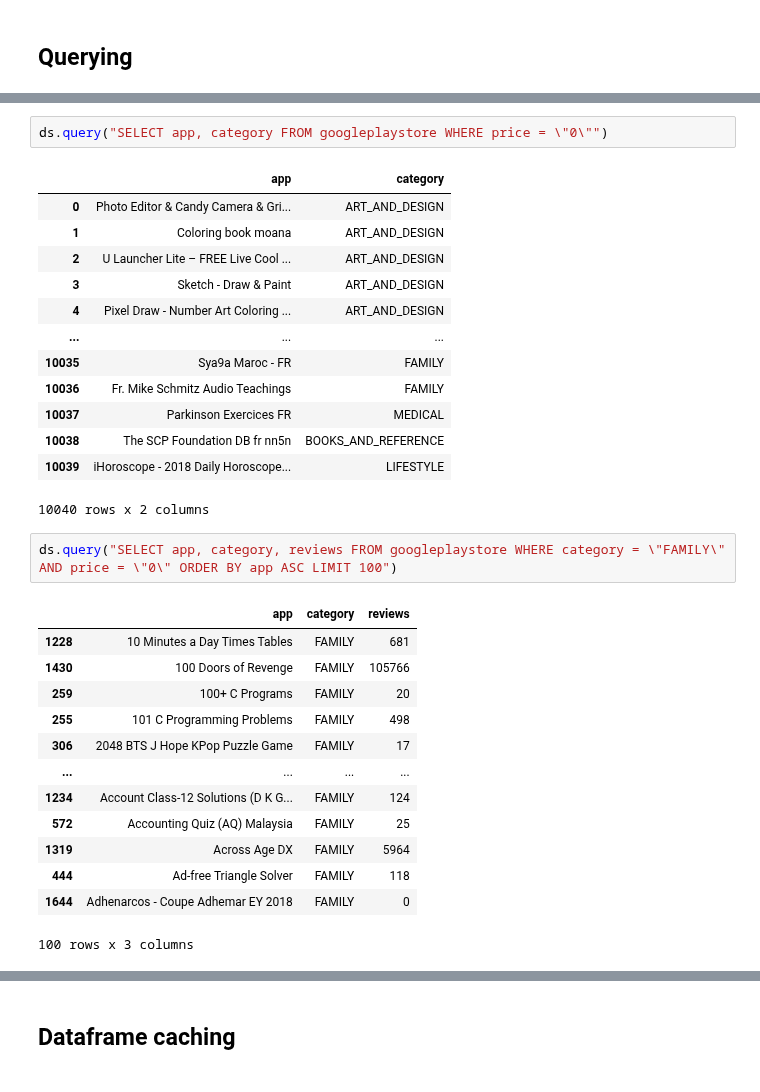
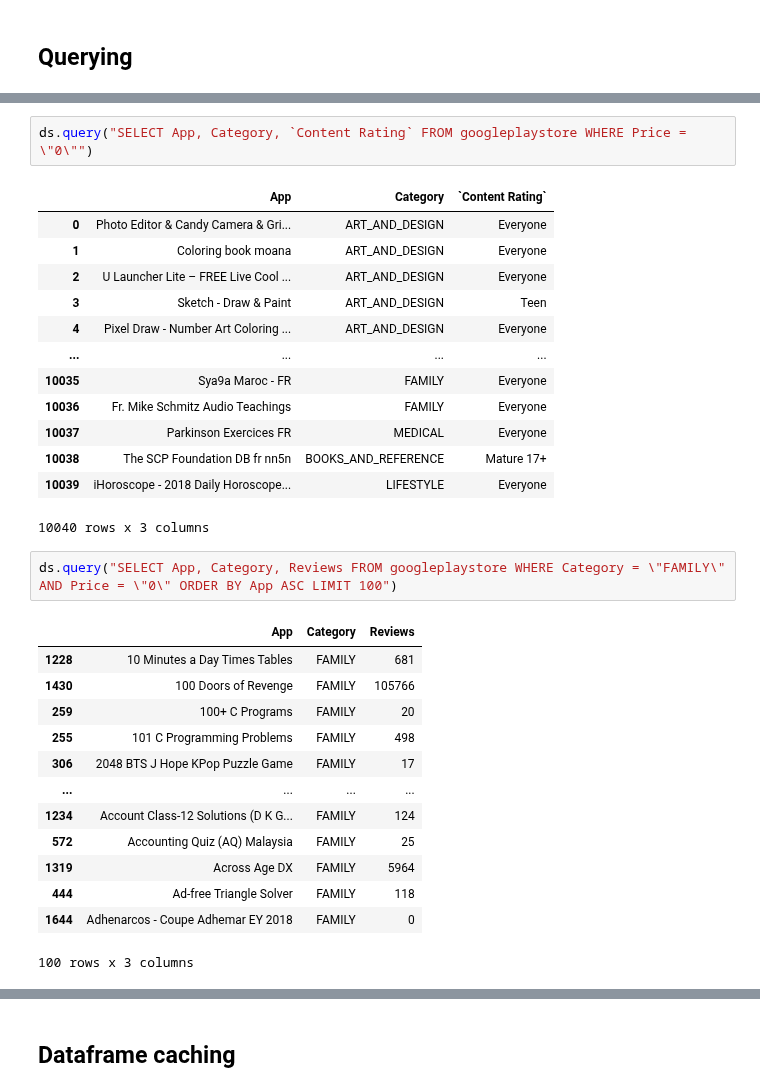
Before and after one commit to mindsdb/dfsql, a Jupyter notebook: testdrive.ipynb, the cells around one changed output, grey strips where cells are left out. Cells and saved outputs as stored; diff of their text form.

Commit message:
Fix lowercased query in extensions, update testdrive

```diff
--- a/testdrive.ipynb
+++ b/testdrive.ipynb
@@ -265,25 +266,25 @@ ds.query("SELECT CAST(price as int) as price_int FROM googleplaystore WHERE pric
 4    0
 Name: price_int, dtype: int64
 # %%
-ds.query("SELECT app, category FROM googleplaystore WHERE price = \"0\"")
+ds.query("SELECT App, Category, `Content Rating` FROM googleplaystore WHERE Price = \"0\"")
 # %% [output]
-|  | app | category |
-| 0 | Photo Editor & Candy Camera & Gri... | ART_AND_DESIGN |
-| 1 | Coloring book moana | ART_AND_DESIGN |
-| 2 | U Launcher Lite – FREE Live Cool ... | ART_AND_DESIGN |
-| 3 | Sketch - Draw & Paint | ART_AND_DESIGN |
-| 4 | Pixel Draw - Number Art Coloring ... | ART_AND_DESIGN |
-| ... | ... | ... |
-| 10035 | Sya9a Maroc - FR | FAMILY |
-| 10036 | Fr. Mike Schmitz Audio Teachings | FAMILY |
-| 10037 | Parkinson Exercices FR | MEDICAL |
-| 10038 | The SCP Foundation DB fr nn5n | BOOKS_AND_REFERENCE |
-| 10039 | iHoroscope - 2018 Daily Horoscope... | LIFESTYLE |
+|  | App | Category | `Content Rating` |
+| 0 | Photo Editor & Candy Camera & Gri... | ART_AND_DESIGN | Everyone |
+| 1 | Coloring book moana | ART_AND_DESIGN | Everyone |
+| 2 | U Launcher Lite – FREE Live Cool ... | ART_AND_DESIGN | Everyone |
+| 3 | Sketch - Draw & Paint | ART_AND_DESIGN | Teen |
+| 4 | Pixel Draw - Number Art Coloring ... | ART_AND_DESIGN | Everyone |
+| ... | ... | ... | ... |
+| 10035 | Sya9a Maroc - FR | FAMILY | Everyone |
+| 10036 | Fr. Mike Schmitz Audio Teachings | FAMILY | Everyone |
+| 10037 | Parkinson Exercices FR | MEDICAL | Everyone |
+| 10038 | The SCP Foundation DB fr nn5n | BOOKS_AND_REFERENCE | Mature 17+ |
+| 10039 | iHoroscope - 2018 Daily Horoscope... | LIFESTYLE | Everyone |
-10040 rows x 2 columns
+10040 rows x 3 columns
 # %%
-ds.query("SELECT app, category, reviews FROM googleplaystore WHERE category = \"FAMILY\" AND price = \"0\" ORDER BY app ASC LIMIT 100")
+ds.query("SELECT App, Category, Reviews FROM googleplaystore WHERE Category = \"FAMILY\" AND Price = \"0\" ORDER BY App ASC LIMIT 100")
 # %% [output]
-|  | app | category | reviews |
+|  | App | Category | Reviews |
 | 1228 | 10 Minutes a Day Times Tables | FAMILY | 681 |
 | 1430 | 100 Doors of Revenge | FAMILY | 105766 |
 | 259 | 100+ C Programs | FAMILY | 20 |
```
Also changed, not shown: parts of 20 cells of this notebook, 1 other file.
